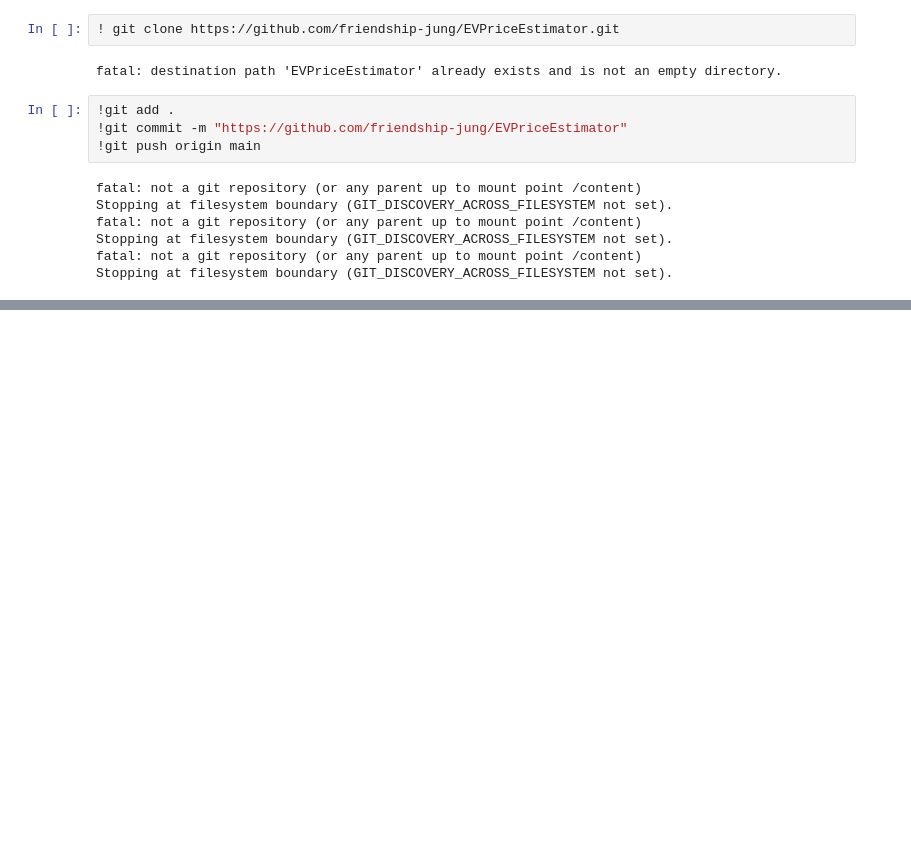
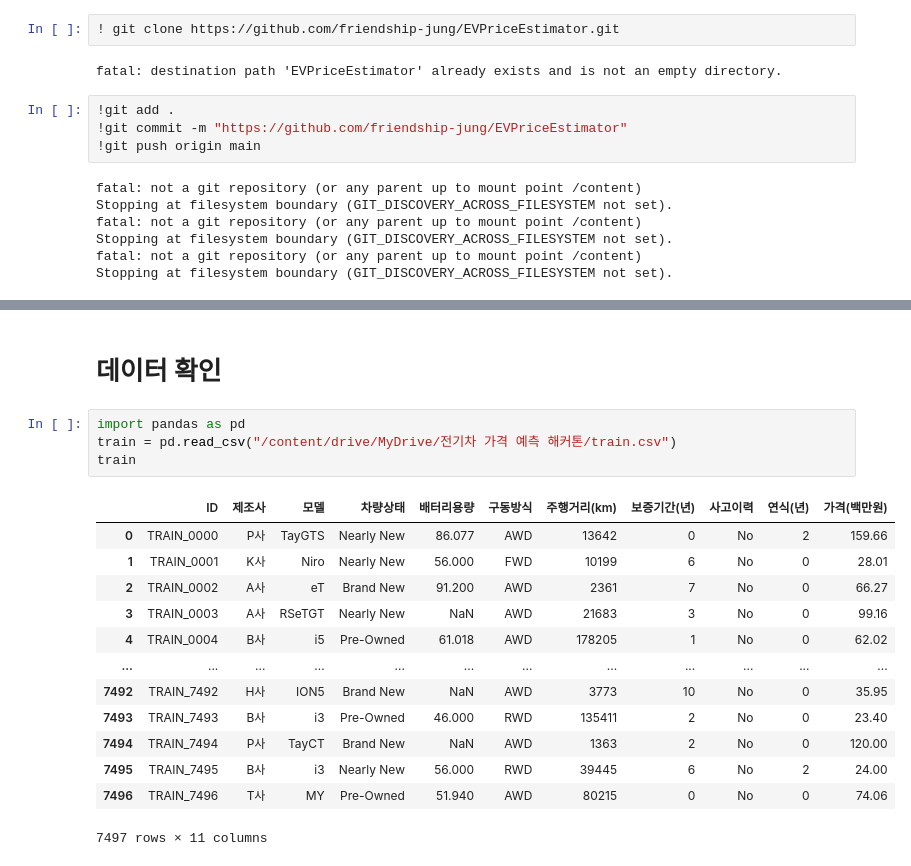
Before and after one commit to friendship-jung/CodingTest_Practice, a Jupyter notebook: 전기차_가격_예측_해커톤.ipynb, the cells around one changed output, grey strips where cells are left out. Saved outputs shown, nothing was run; the diff lists cells and outputs as text; blank space fills up the shorter version.

```diff
--- a/전기차_가격_예측_해커톤.ipynb
+++ b/전기차_가격_예측_해커톤.ipynb
@@ -26,0 +49,20 @@ Stopping at filesystem boundary (GIT_DISCOVERY_ACROSS_FILESYSTEM not set).
+# %% [markdown]
+# 데이터 확인
+# %%
+import pandas as pd
+train = pd.read_csv("/content/drive/MyDrive/전기차 가격 예측 해커톤/train.csv")
+train
+# %% [output]
+|  | ID | 제조사 | 모델 | 차량상태 | 배터리용량 | 구동방식 | 주행거리(km) | 보증기간(년) | 사고이력 | 연식(년) | 가격(백만원) |
+| 0 | TRAIN_0000 | P사 | TayGTS | Nearly New | 86.077 | AWD | 13642 | 0 | No | 2 | 159.66 |
+| 1 | TRAIN_0001 | K사 | Niro | Nearly New | 56.000 | FWD | 10199 | 6 | No | 0 | 28.01 |
+| 2 | TRAIN_0002 | A사 | eT | Brand New | 91.200 | AWD | 2361 | 7 | No | 0 | 66.27 |
+| 3 | TRAIN_0003 | A사 | RSeTGT | Nearly New | NaN | AWD | 21683 | 3 | No | 0 | 99.16 |
+| 4 | TRAIN_0004 | B사 | i5 | Pre-Owned | 61.018 | AWD | 178205 | 1 | No | 0 | 62.02 |
+| ... | ... | ... | ... | ... | ... | ... | ... | ... | ... | ... | ... |
+| 7492 | TRAIN_7492 | H사 | ION5 | Brand New | NaN | AWD | 3773 | 10 | No | 0 | 35.95 |
+| 7493 | TRAIN_7493 | B사 | i3 | Pre-Owned | 46.000 | RWD | 135411 | 2 | No | 0 | 23.40 |
+| 7494 | TRAIN_7494 | P사 | TayCT | Brand New | NaN | AWD | 1363 | 2 | No | 0 | 120.00 |
+| 7495 | TRAIN_7495 | B사 | i3 | Nearly New | 56.000 | RWD | 39445 | 6 | No | 2 | 24.00 |
+| 7496 | TRAIN_7496 | T사 | MY | Pre-Owned | 51.940 | AWD | 80215 | 0 | No | 0 | 74.06 |
+7497 rows × 11 columns
```
Also changed, not shown: parts of 13 cells of this notebook.
